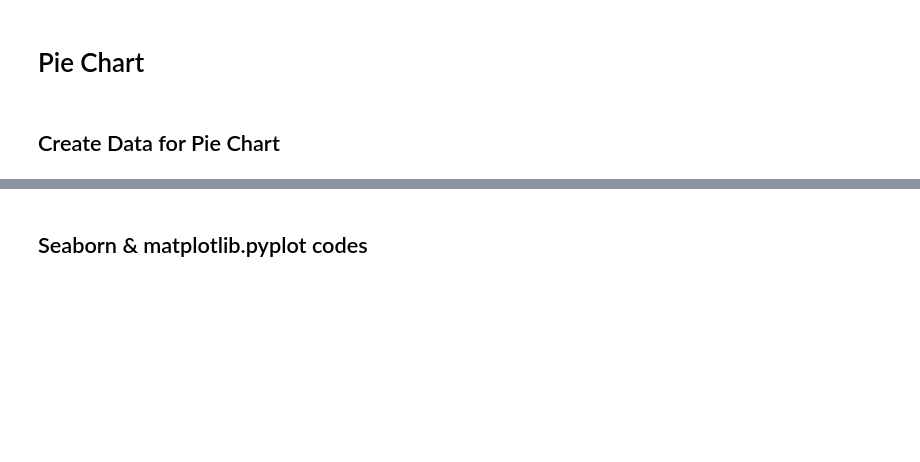
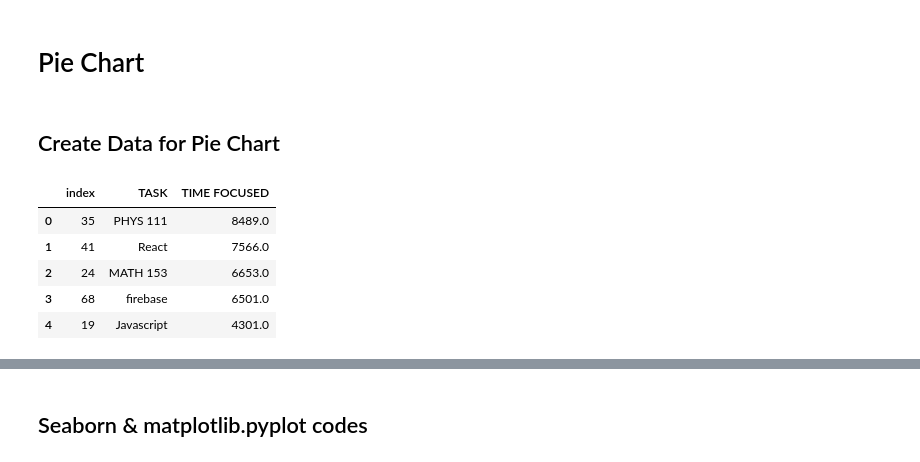
Before and after one commit to itszehrakaya/study-analysis, a Jupyter notebook: data_manipulation.ipynb, the cells around one changed output, grey strips where cells are left out. Cells and saved outputs as stored; diff of their text form; code cells hidden in the pictures; blank space fills up the shorter version.

```diff
--- a/data_manipulation.ipynb
+++ b/data_manipulation.ipynb
@@ -164,3 +180,12 @@ pie_df = data
 # Group the data by task and sum the time focused
 pie_df = pie_df.groupby('TASK')['TIME FOCUSED'].sum().reset_index()
 pie_df =  pie_df.sort_values(by='TIME FOCUSED',ascending= False ).reset_index().head()
+# %%
+pie_df
+# %% [output]
+|  | index | TASK | TIME FOCUSED |
+| 0 | 35 | PHYS 111 | 8489.0 |
+| 1 | 41 | React | 7566.0 |
+| 2 | 24 | MATH 153 | 6653.0 |
+| 3 | 68 | firebase | 6501.0 |
+| 4 | 19 | Javascript | 4301.0 |
```
Also changed, not shown: parts of 6 cells of this notebook, 3 other files.
